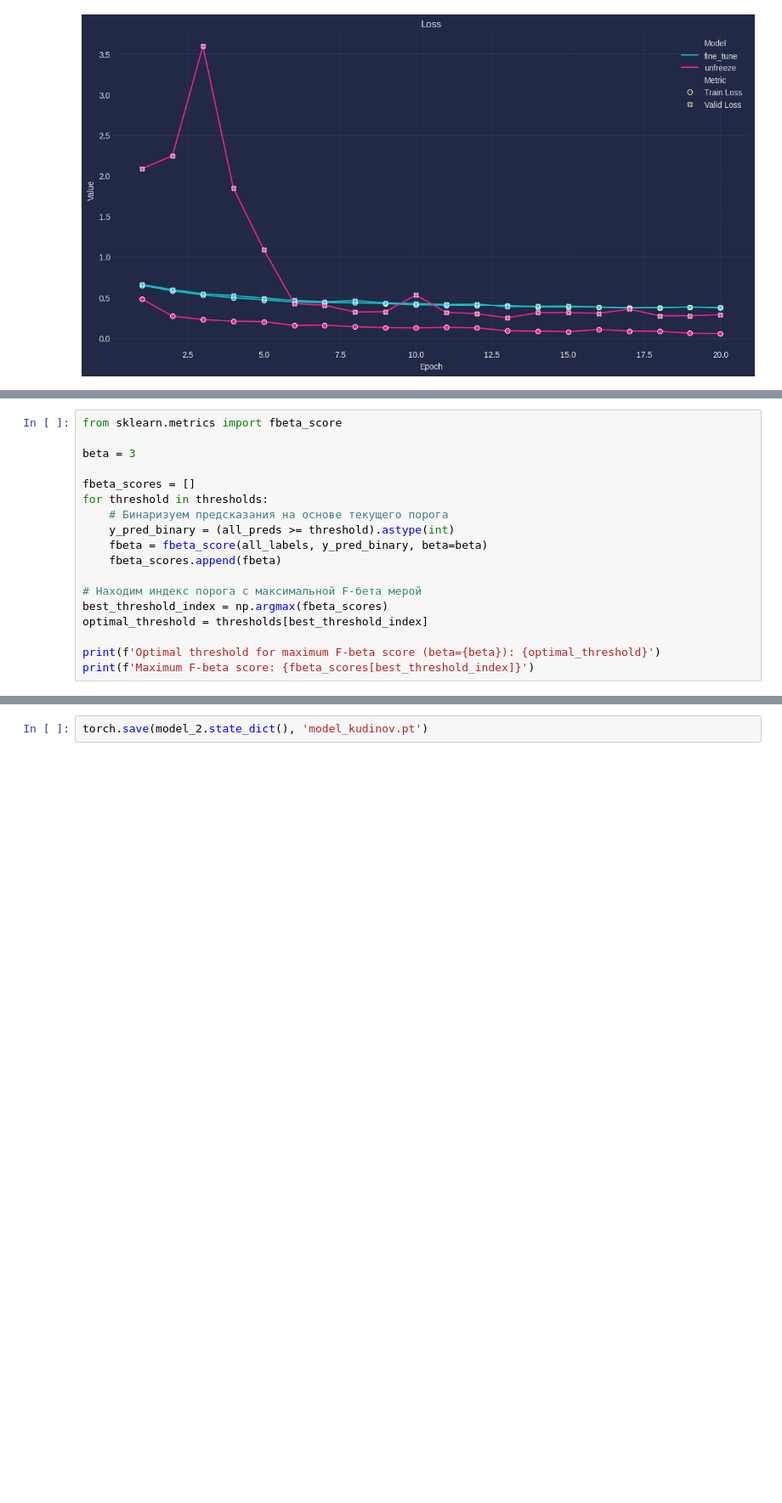
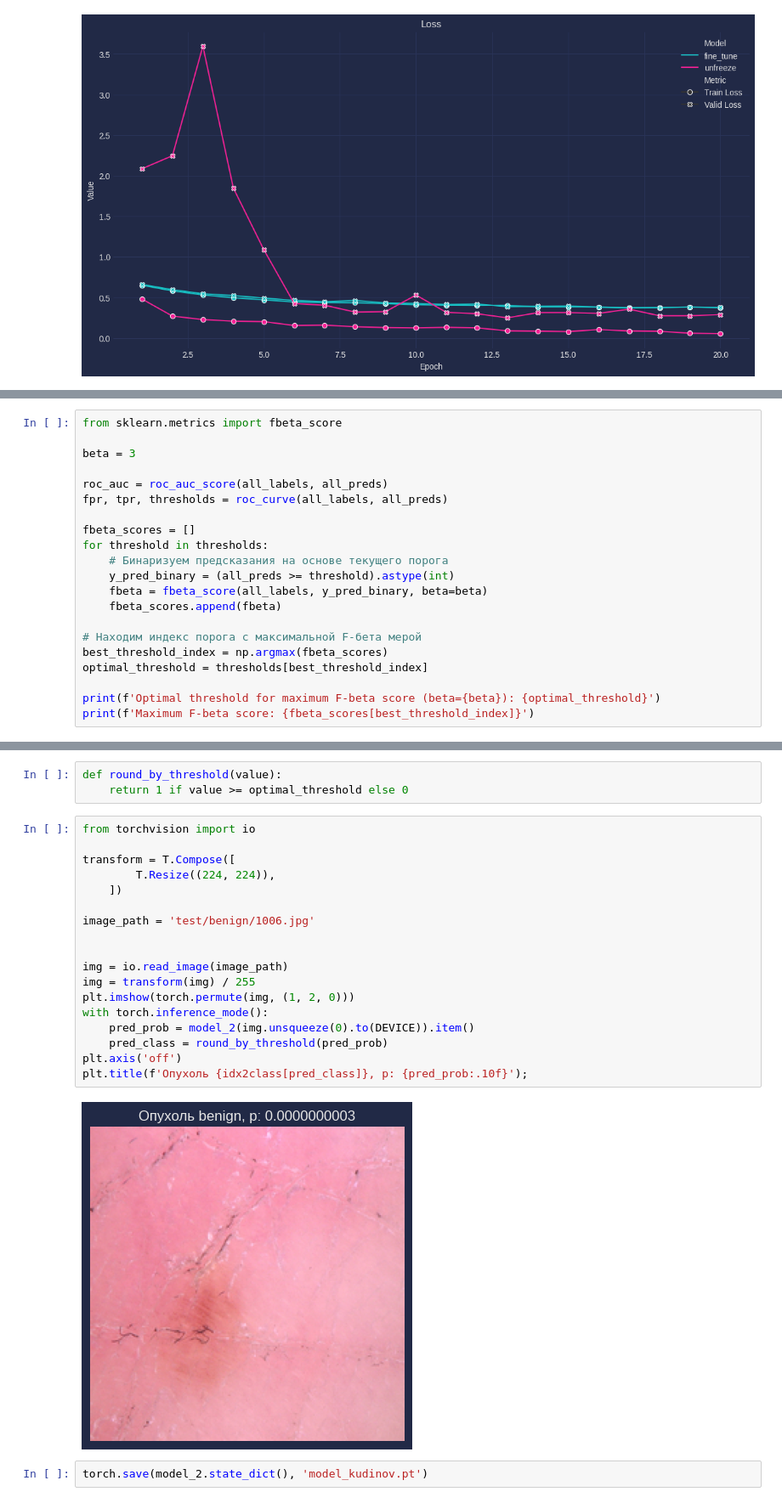
Before and after one commit to DmitriChe/elb3.1proj, a Jupyter notebook: notebooks/kudinov_notebook.ipynb, the cells around one changed output, grey strips where cells are left out. Shown at 85% size. Drawn from its saved outputs; the diff is of its cells as text; blank space fills up the shorter version.

```diff
--- a/notebooks/kudinov_notebook.ipynb
+++ b/notebooks/kudinov_notebook.ipynb
@@ -391,6 +388,9 @@ plt.grid(True)
 from sklearn.metrics import fbeta_score
 
 beta = 3
+
+roc_auc = roc_auc_score(all_labels, all_preds)
+fpr, tpr, thresholds = roc_curve(all_labels, all_preds)
 
 fbeta_scores = []
 for threshold in thresholds:
@@ -447,2 +447,25 @@ ROC AUC: 0.9735
+# %%
+def round_by_threshold(value):
+    return 1 if value >= optimal_threshold else 0
+# %%
+from torchvision import io
+
+transform = T.Compose([
+        T.Resize((224, 224)),
+    ])
+
+image_path = 'test/benign/1006.jpg'
+
+
+img = io.read_image(image_path)
+img = transform(img) / 255
+plt.imshow(torch.permute(img, (1, 2, 0)))
+with torch.inference_mode():
+    pred_prob = model_2(img.unsqueeze(0).to(DEVICE)).item()
+    pred_class = round_by_threshold(pred_prob)
+plt.axis('off')
+plt.title(f'Опухоль {idx2class[pred_class]}, p: {pred_prob:.10f}');
+# %% [output]
+[figure, added]
 # %%
 torch.save(model_2.state_dict(), 'model_kudinov.pt')
```
Also changed, not shown: parts of 6 cells of this notebook, 2 other files.
